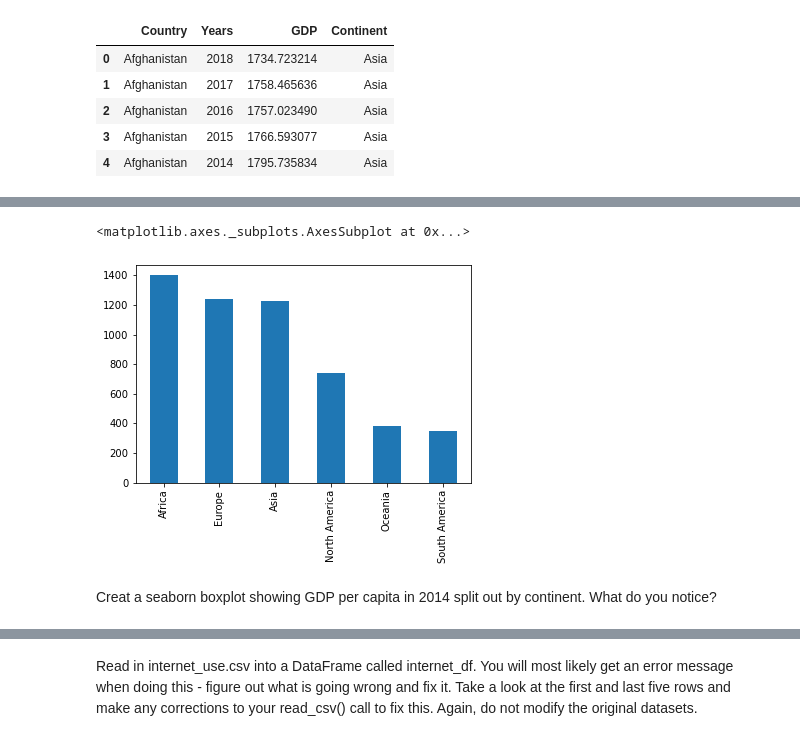
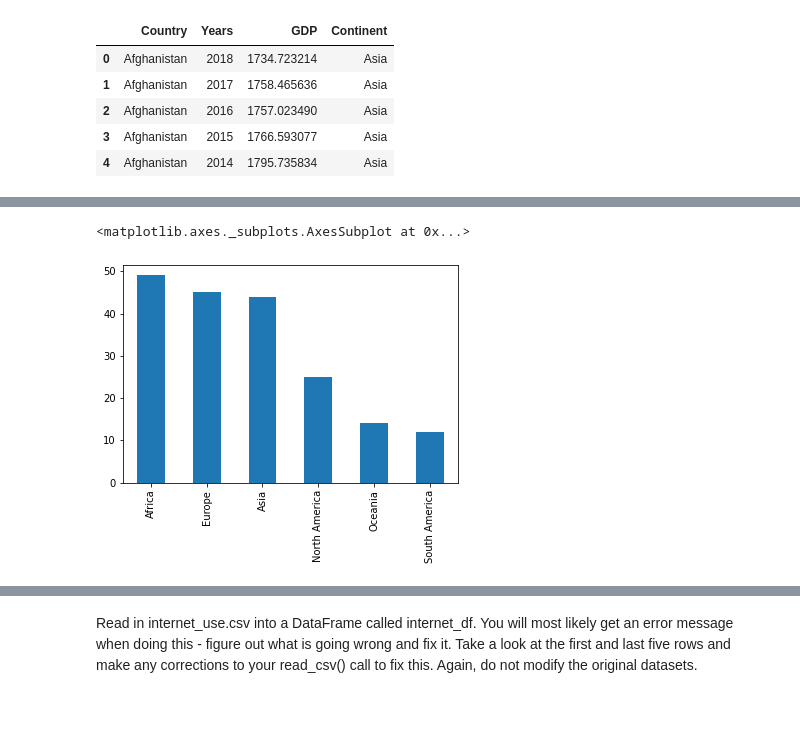
Before and after one commit to nss-data-science-cohort-4/dq1-undata-matthgray, a Jupyter notebook: un_data.ipynb, the cells around one changed output, grey strips where cells are left out. Saved outputs shown, nothing was run; the diff lists cells and outputs as text; code cells hidden in the pictures; blank space fills up the shorter version.

```diff
--- a/un_data.ipynb
+++ b/un_data.ipynb
@@ -365,0 +401,2 @@ showing this
+# %%
+gdp_con_2014 = gdp_df[(gdp_df["Years"] == "2014")]
@@ -366,5 +422,5 @@ showing this
 # %%
-gdp_df['Continent'].value_counts().plot(kind = 'bar')
+gdp_con_2014['Continent'].value_counts().plot(kind = 'bar')
 # %% [output]
 <matplotlib.axes._subplots.AxesSubplot at 0x...>
-[figure, old version]
+[figure, new version]
@@ -375,3 +426,0 @@ ax = sns.barplot(x="day", y="total_bill", data=gdp_df)
-# %% [markdown]
-Creat a seaborn boxplot showing GDP per capita in 2014 split out by
-continent. What do you notice?
```
Also changed, not shown: parts of 22 cells of this notebook.
